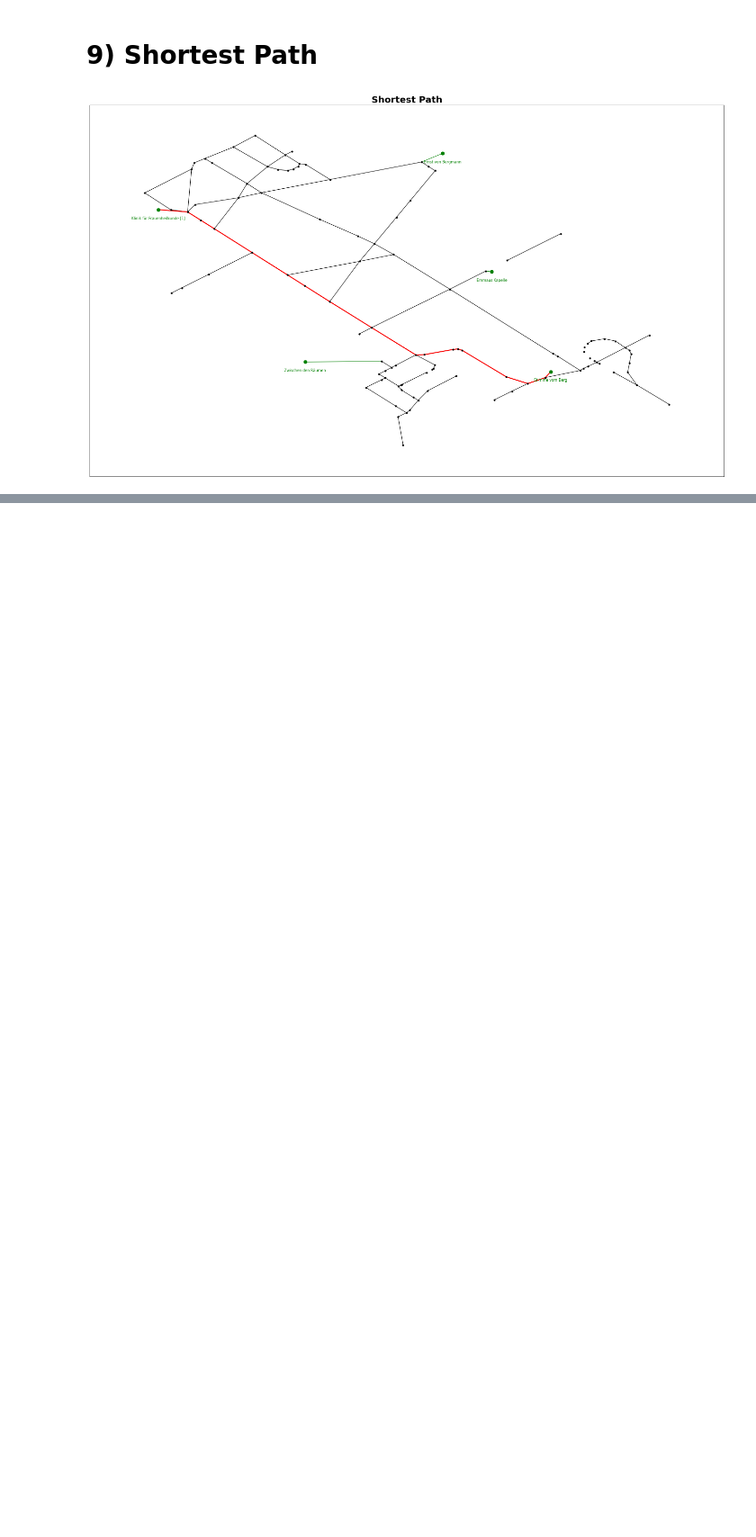
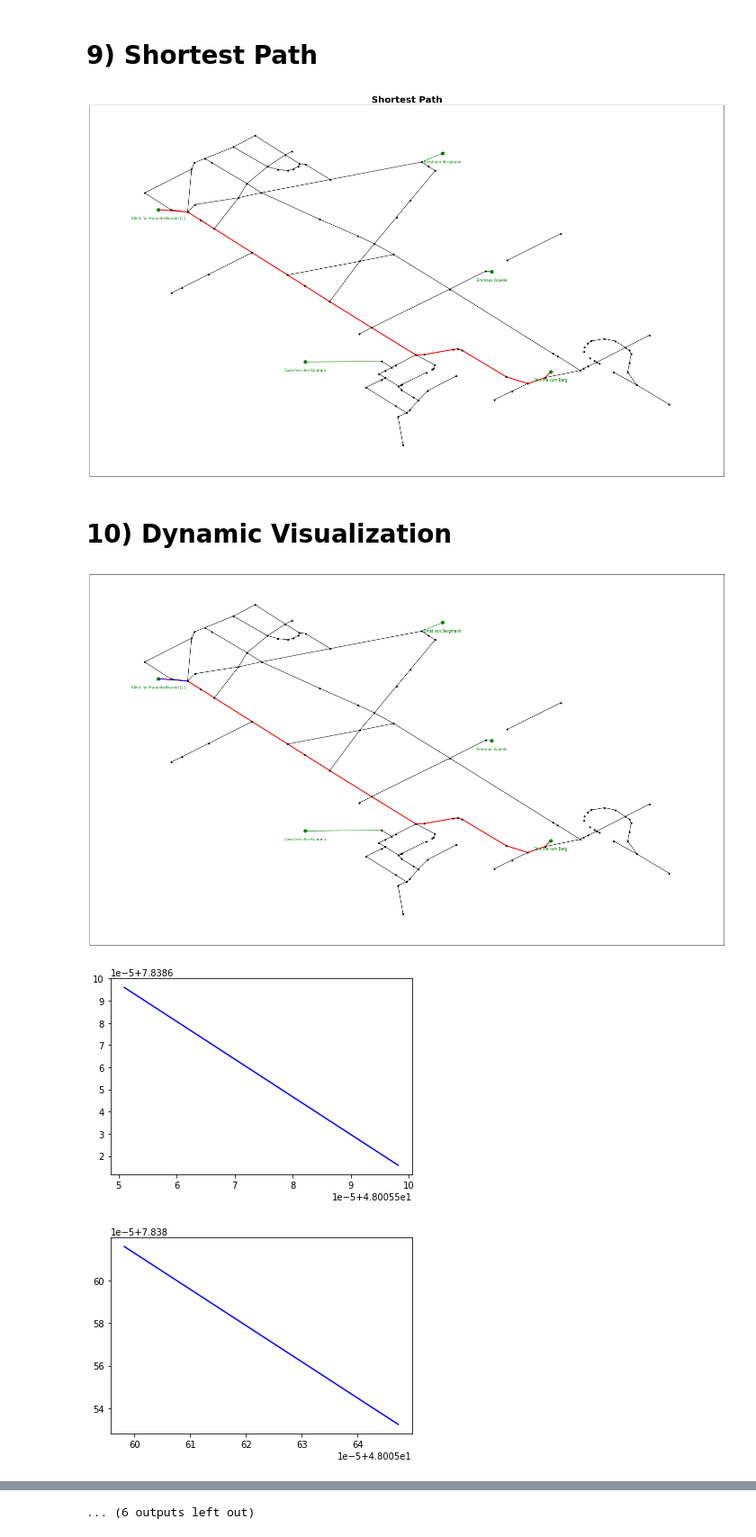
Before and after one commit to Dacian22/Medicar, a Jupyter notebook: Playground_Arved/UH_Freiburg_network.ipynb, the cells around one changed output, grey strips where cells are left out. Shown at 90% size. Drawn from its saved outputs; the diff is of its cells as text; code cells hidden in the pictures; blank space fills up the shorter version.

Commit message:
ADDED: Dynamic Visualization

```diff
--- a/Playground_Arved/UH_Freiburg_network.ipynb
+++ b/Playground_Arved/UH_Freiburg_network.ipynb
@@ -392,3 +392,62 @@ plt.title('Shortest Path', fontsize=20, fontweight='bold')
 plt.show()
 # %% [output]
 [figure]
+# %% [markdown]
+# 10) Dynamic Visualization
+# %%
+# for every edge in the shortest path, calculate the linear function that describes the edge
+# and store the function in a dictionary
+edge_functions = {}
+for i in range(len(path)-1):
+    # calculate the linear function that describes the edge
+    m = (float(nds[path[i+1]][1]) - float(nds[path[i]][1])) / (float(nds[path[i+1]][0]) - float(nds[path[i]][0]))
+    n = float(nds[path[i]][1]) - m * float(nds[path[i]][0])
+    edge_functions[(path[i], path[i+1])] = (m, n)
+# %%
+# plot the graph where all nodes are placed at their geographical position
+pos = {key: (float(value[0]), float(value[1])) for key, value in nds.items()}
+# correct position for the labels
+pos_labels = {key: (float(value[0]), float(value[1]) - 0.00008) for key, value in nds.items()}
+plt.figure(figsize=(25, 15))
+
+# plot subgraph of the largest connected component
+# plot only nodes that have a name
+nx.draw_networkx_nodes(G_largest, pos, nodelist=[node for node in G_largest.nodes if nds[node][2] is not None and node in named_nodes],
+                       node_color='green', node_size=50)
+# label them
+nx.draw_networkx_labels(G_largest, pos=pos_labels,
+                        labels={node: nds[node][2] for node in G_largest.nodes if nds[node][2] is not None and node in named_nodes},
+                        font_size=8, font_color='green')
+# add all other nodes that are part of the largest connected component
+nx.draw_networkx_nodes(G_largest, pos, nodelist=[node for node in G_largest.nodes if nds[node][2] is None],
+                       node_color='black', node_size=10)
+# add edges from the highways graph if they are part of the largest connected component
+if params['highways'] is not None:
+    for i, highway_type in enumerate(params['highways']):
+        nx.draw_networkx_edges(G_largest, pos, edgelist=[edge for edge in G_highways.edges
+                                                         if edge_labels_highways[edge] == highway_type
+                                                         and edge[0] in G_largest.nodes and edge[1] in G_largest.nodes],
+                            edge_color='black', width=1)
+# add edges from named nodes to the closest node on a way
+nx.draw_networkx_edges(G_largest, pos, edgelist=[(node, closest_node[node]) for node in closest_node],
+                       edge_color='green', width=1)
+# plot shortest path
+nx.draw_networkx_edges(G_largest, pos, edgelist=[(path[i], path[i+1]) for i in range(len(path)-1)],
+                       edge_color='red', width=2)
+
+# plot the edge functions
+for i in range(len(path)-1):
+    # plot the linear function that describes the edge
+    x = np.linspace(float(nds[path[i]][0]), float(nds[path[i+1]][0]), 100)
+    y = edge_functions[(path[i], path[i+1])][0] * x + edge_functions[(path[i], path[i+1])][1]
+    plt.plot(x, y, color='blue')
+    # add a break of one second until next loop
+    plt.pause(0.001)
+
+# plot the graph
+plt.title('Shortest Path', fontsize=20, fontweight='bold')
+plt.show()
+# %% [output]
+[figure, added]
+[figure, added]
+[figure, added]
@@ -394,0 +463 @@ plt.show()
+... (6 outputs left out)
```
Also changed, not shown: parts of 2 cells of this notebook, 1 other file.
